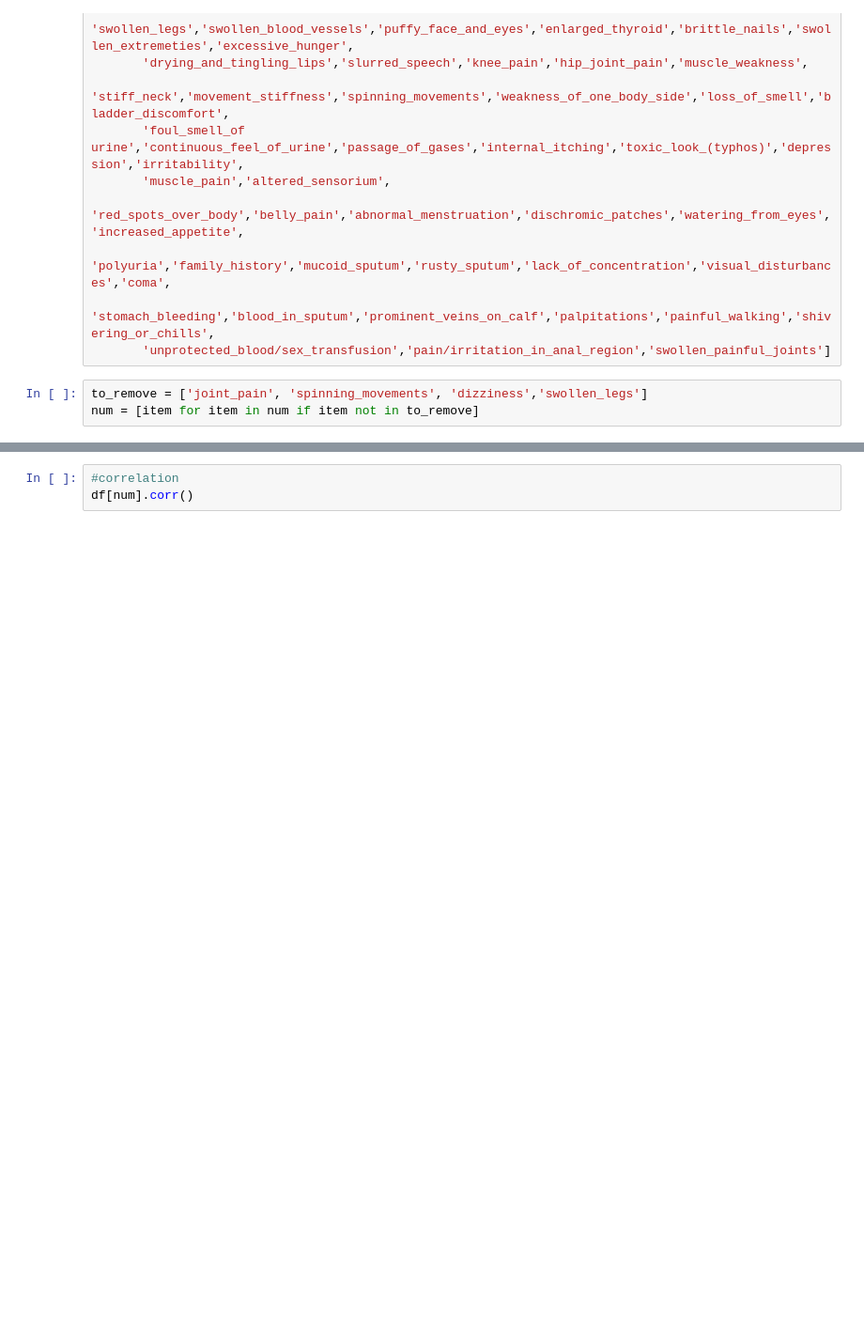
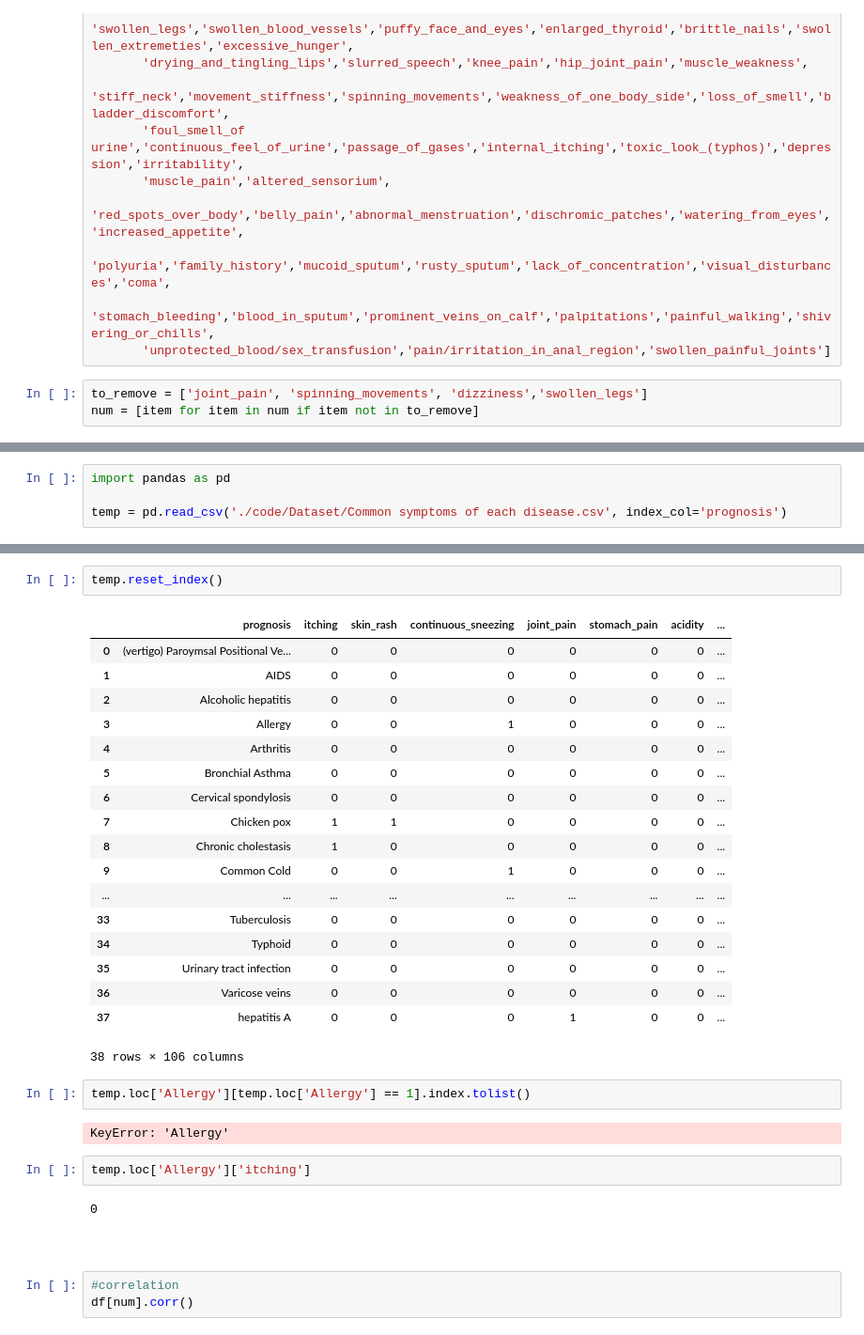
Before and after one commit to thassung/Medical_prediction, a Jupyter notebook: medical-prediction.ipynb, the cells around one changed output, grey strips where cells are left out. Shown at 94% size. Saved outputs shown, nothing was run; the diff lists cells and outputs as text; blank space fills up the shorter version.

```diff
--- a/medical-prediction.ipynb
+++ b/medical-prediction.ipynb
@@ -555,0 +620,4 @@ num = [item for item in num if item not in to_remove]
+# %%
+import pandas as pd
+
+temp = pd.read_csv('./code/Dataset/Common symptoms of each disease.csv', index_col='prognosis')
@@ -556,3 +639,34 @@ num = [item for item in num if item not in to_remove]
+# %%
+temp.reset_index()
+# %% [output]
+|  | prognosis | itching | skin_rash | continuous_sneezing | joint_pain | stomach_pain | acidity | ... |
+| 0 | (vertigo) Paroymsal Positional Ve... | 0 | 0 | 0 | 0 | 0 | 0 | ... |
+| 1 | AIDS | 0 | 0 | 0 | 0 | 0 | 0 | ... |
+| 2 | Alcoholic hepatitis | 0 | 0 | 0 | 0 | 0 | 0 | ... |
+| 3 | Allergy | 0 | 0 | 1 | 0 | 0 | 0 | ... |
+| 4 | Arthritis | 0 | 0 | 0 | 0 | 0 | 0 | ... |
+| 5 | Bronchial Asthma | 0 | 0 | 0 | 0 | 0 | 0 | ... |
+| 6 | Cervical spondylosis | 0 | 0 | 0 | 0 | 0 | 0 | ... |
+| 7 | Chicken pox | 1 | 1 | 0 | 0 | 0 | 0 | ... |
+| 8 | Chronic cholestasis | 1 | 0 | 0 | 0 | 0 | 0 | ... |
+| 9 | Common Cold | 0 | 0 | 1 | 0 | 0 | 0 | ... |
+| ... | ... | ... | ... | ... | ... | ... | ... | ... |
+| 33 | Tuberculosis | 0 | 0 | 0 | 0 | 0 | 0 | ... |
+| 34 | Typhoid | 0 | 0 | 0 | 0 | 0 | 0 | ... |
+| 35 | Urinary tract infection | 0 | 0 | 0 | 0 | 0 | 0 | ... |
+| 36 | Varicose veins | 0 | 0 | 0 | 0 | 0 | 0 | ... |
+| 37 | hepatitis A | 0 | 0 | 0 | 1 | 0 | 0 | ... |
+38 rows × 106 columns
+# %%
+temp.loc['Allergy'][temp.loc['Allergy'] == 1].index.tolist()
+# %% [output]
+KeyError: 'Allergy'
+# %%
+temp.loc['Allergy']['itching']
+# %% [output]
+0
+# %% [markdown]
+##
 # %%
 #correlation
 df[num].corr()
```
Also changed, not shown: parts of 12 cells of this notebook, 13 other files.
